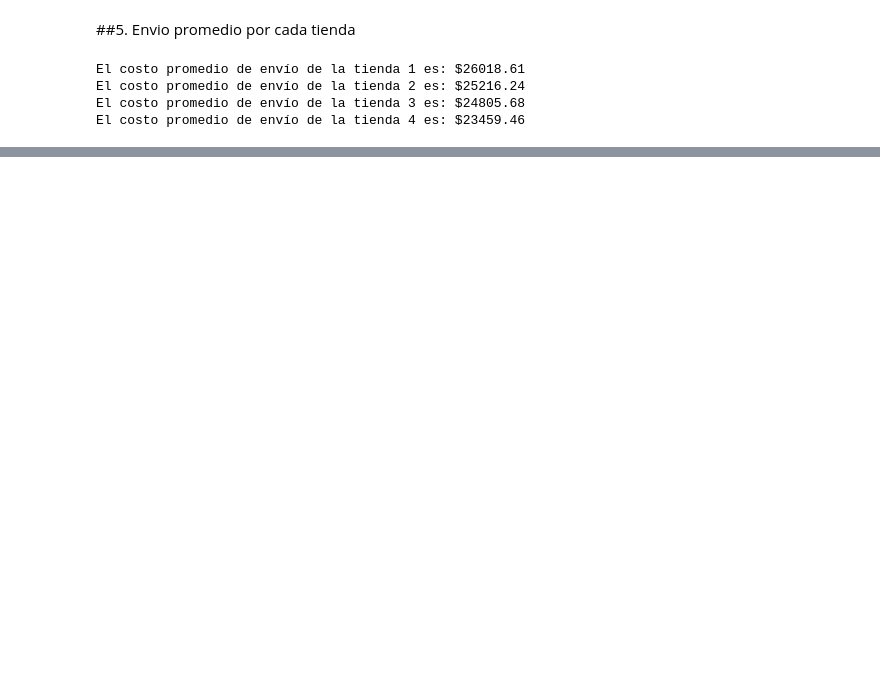
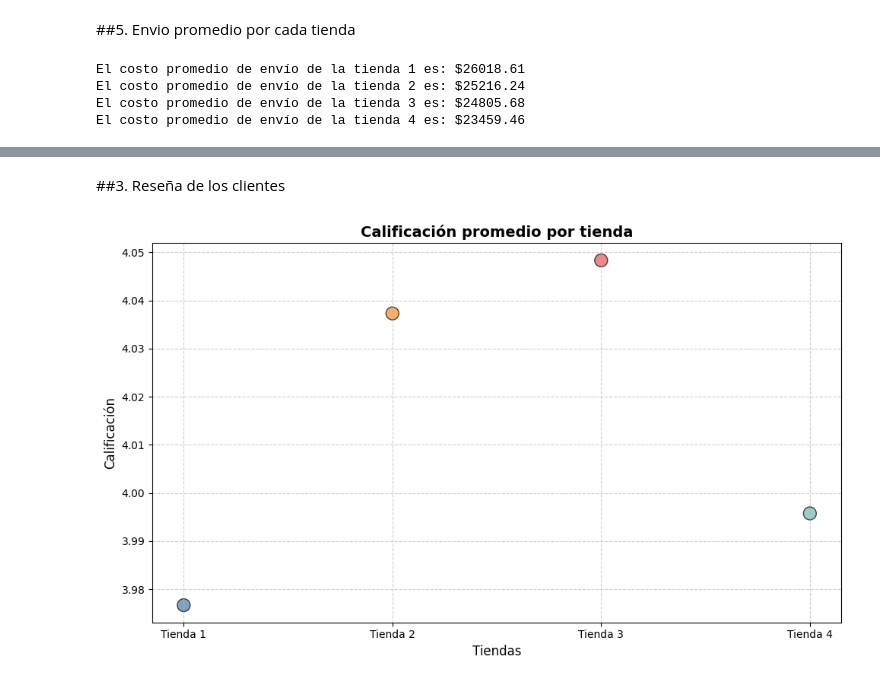
Before and after one commit to CatalinaOrtegha/Challenge-Data-Science-Alura-Store, a Jupyter notebook: Challenge_Data_Science.ipynb, the cells around one changed output, grey strips where cells are left out. Drawn from its saved outputs; the diff is of its cells as text; code cells hidden in the pictures; blank space fills up the shorter version.

```diff
--- a/Challenge_Data_Science.ipynb
+++ b/Challenge_Data_Science.ipynb
@@ -221,0 +385,30 @@ El costo promedio de envío de la tienda 4 es: $23459.46
+# %% [markdown]
+##3. Reseña de los clientes
+# %%
+# Crear una Serie con nombres
+calificaciones_tiendas = pd.Series(
+    [calificacion_t1, calificacion_t2, calificacion_t3, calificacion_t4],
+    index=["Tienda 1", "Tienda 2", "Tienda 3", "Tienda 4"]
+)
+
+# Crear el gráfico de dispersión
+plt.figure(figsize=(10,6))
+plt.scatter(
+    range(len(calificaciones_tiendas)),
+    calificaciones_tiendas.values,
+    color=["#4E79A7", "#F28E2B", "#E15759", "#76B7B2"],
+    s=150,
+    alpha=0.7,
+    edgecolors='k'
+)
+
+# Personalización
+plt.title("Calificación promedio por tienda", fontsize=14, fontweight='bold')
+plt.xlabel("Tiendas", fontsize=12)
+plt.ylabel("Calificación", fontsize=12)
+plt.grid(True, linestyle='--', alpha=0.6)
+plt.xticks(range(len(calificaciones_tiendas)), calificaciones_tiendas.index)
+plt.tight_layout()
+plt.show()
+# %% [output]
+[figure, added]
```
Also changed, not shown: parts of 20 cells of this notebook.
